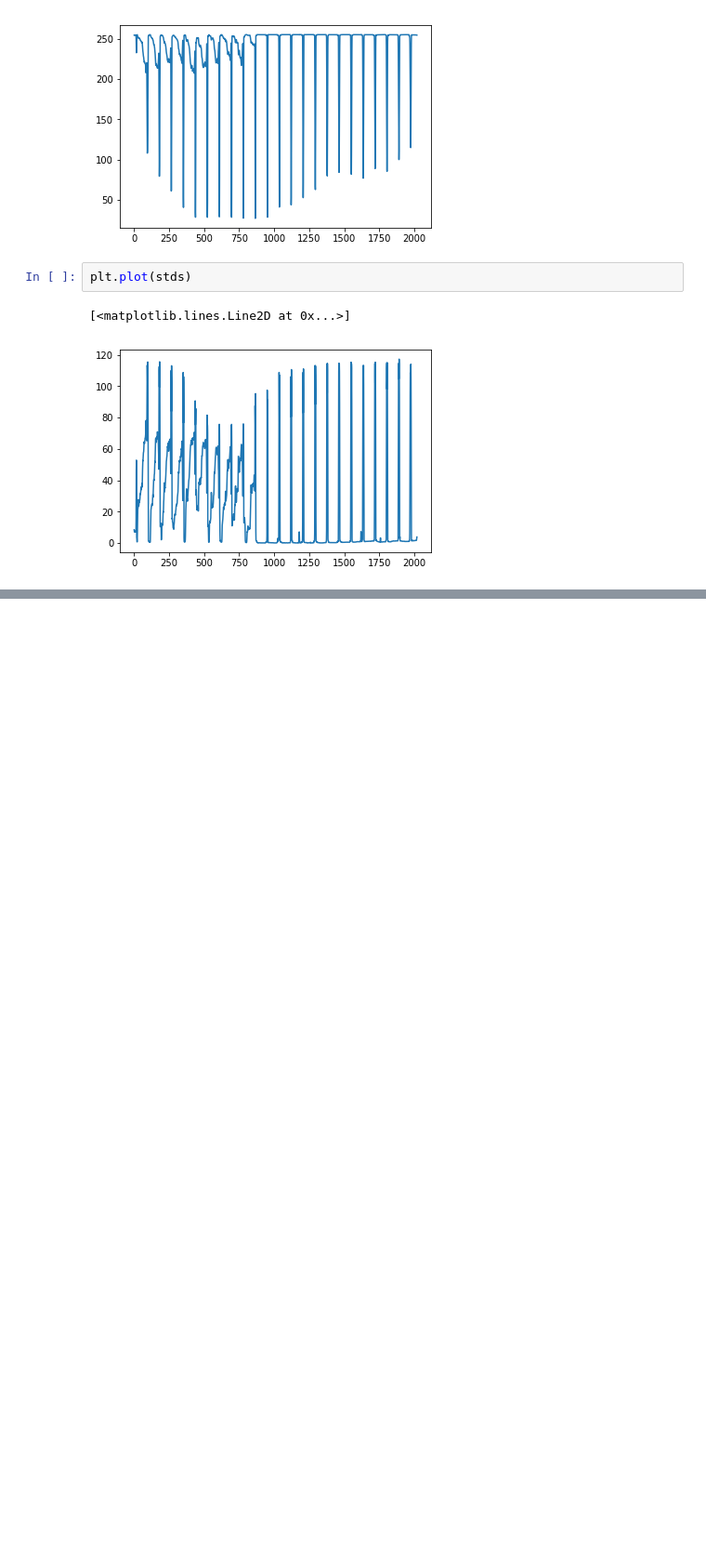
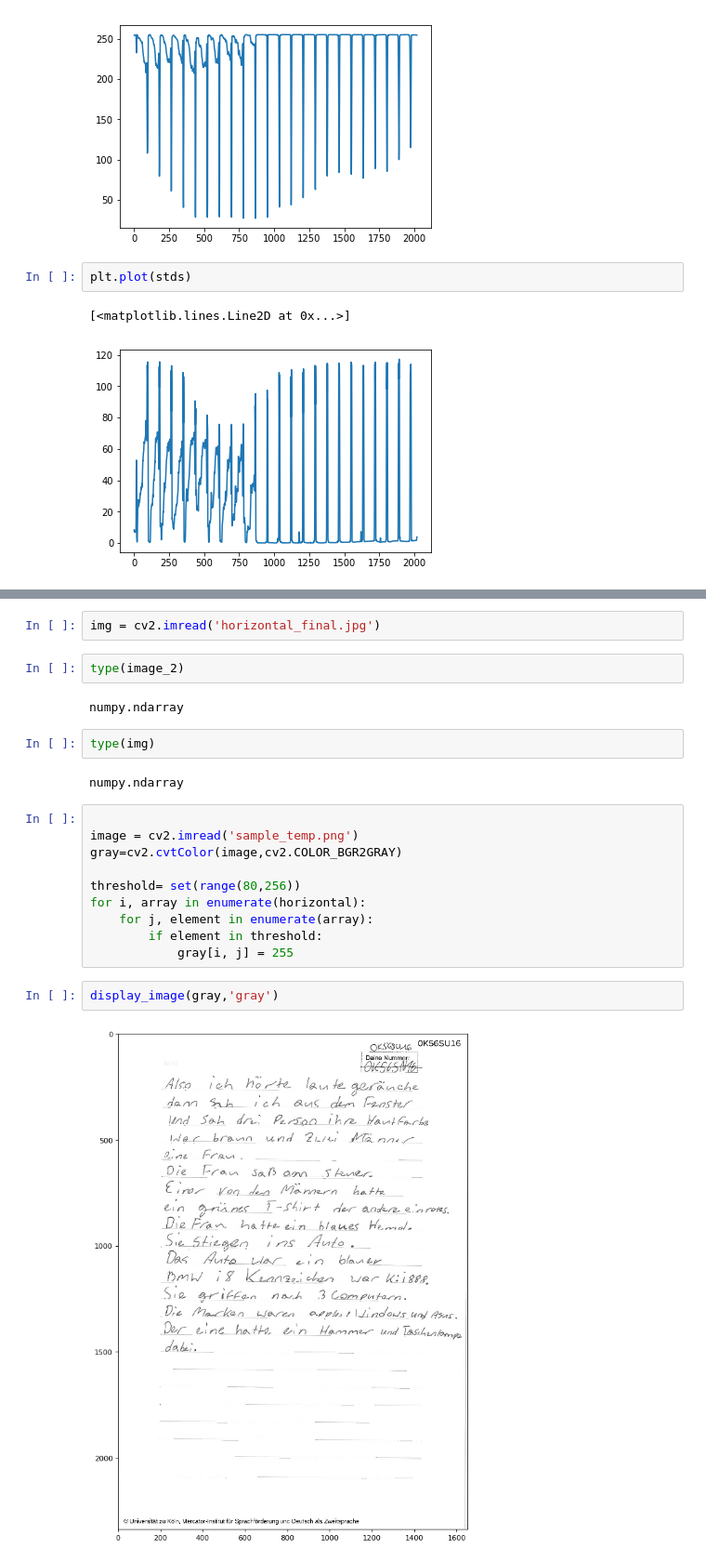
Before and after one commit to ekeleshian/child_handwriting_recognition, a Jupyter notebook: data/handwriting_grade_5/Tinkering with images.ipynb, the cells around one changed output, grey strips where cells are left out. Shown at 93% size. Drawn from its saved outputs; the diff is of its cells as text; blank space fills up the shorter version.

```diff
--- a/data/handwriting_grade_5/Tinkering with images.ipynb
+++ b/data/handwriting_grade_5/Tinkering with images.ipynb
@@ -257,0 +334,24 @@ sub_arrays = np.array_split(stds, 22)
+# %%
+img = cv2.imread('horizontal_final.jpg')
+# %%
+type(image_2)
+# %% [output]
+numpy.ndarray
+# %%
+type(img)
+# %% [output]
+numpy.ndarray
+# %%
+
+image = cv2.imread('sample_temp.png')
+gray=cv2.cvtColor(image,cv2.COLOR_BGR2GRAY)
+
+threshold= set(range(80,256))
+for i, array in enumerate(horizontal):
+    for j, element in enumerate(array):
+        if element in threshold:
+            gray[i, j] = 255
+# %%
+display_image(gray,'gray')
+# %% [output]
+[figure, added]
```
Also changed, not shown: parts of 10 cells of this notebook.
